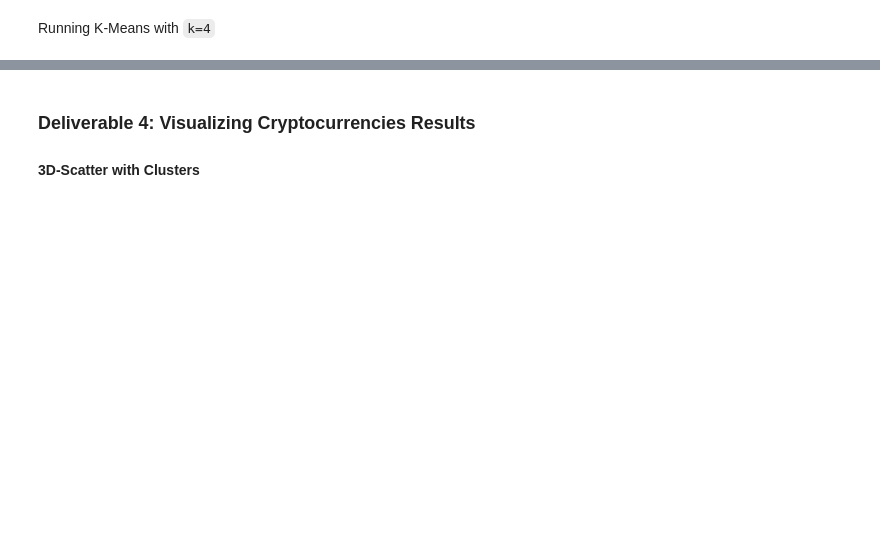
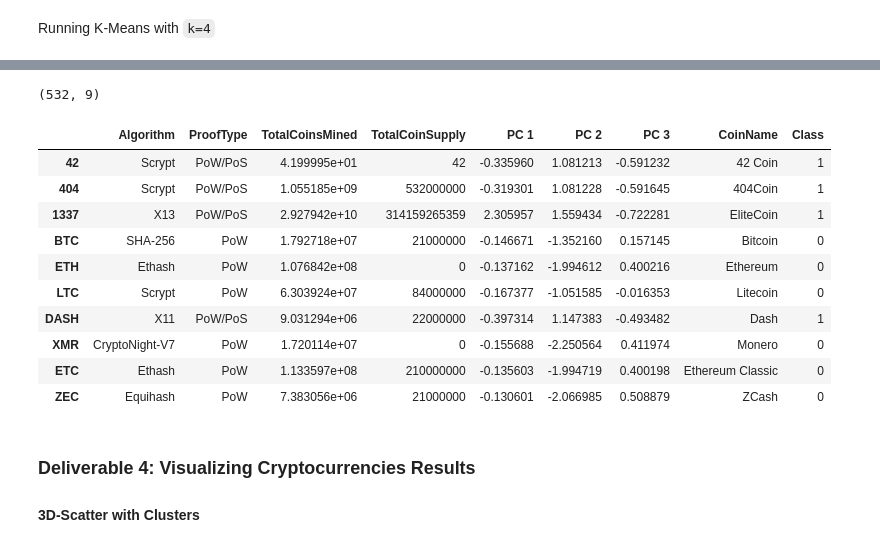
Before and after one commit to kermitbravo/Cryptocurrencies, a Jupyter notebook: crypto_clustering.ipynb, the cells around one changed output, grey strips where cells are left out. Drawn from its saved outputs; the diff is of its cells as text; code cells hidden in the pictures; blank space fills up the shorter version.

```diff
--- a/crypto_clustering.ipynb
+++ b/crypto_clustering.ipynb
@@ -175,0 +173,14 @@ pcs_df.head()
+# %%
+# Create an elbow curve to find the best value for K.
+# YOUR CODE HERE
+inertia = []
+k = list(range(1, 11))
+for i in k:
+    km = KMeans(n_clusters=i, random_state=0)
+    km.fit(pcs_df)
+    inertia.append(km.inertia_)
+
+# Define a DataFrame to plot the Elbow Curve using hvPlot
+elbow_data = {"k": k, "inertia": inertia}
+df_elbow = pd.DataFrame(elbow_data)
+df_elbow.hvplot.line(x="k", y="inertia", title="Elbow Curve", xticks=k)
@@ -178,9 +191,12 @@ Running K-Means with `k=4`
 # %%
 # Initialize the K-Means model.
 # YOUR CODE HERE
-
+km = KMeans(n_clusters=4, random_state=0)
 # Fit the model
 # YOUR CODE HERE
-
+km.fit(pcs_df)
 # Predict clusters
 # YOUR CODE HERE
+# Predict clusters
+predictions = km.predict(pcs_df)
+predictions
@@ -187,17 +221,30 @@ Running K-Means with `k=4`
 # %%
 # Create a new DataFrame including predicted clusters and cryptocurrencies features.
 # Concatentate the crypto_df and pcs_df DataFrames on the same columns.
 # YOUR CODE HERE
-
+clustered_df = pd.concat([df_cryptos, pcs_df], axis = 1)
 #  Add a new column, "CoinName" to the clustered_df DataFrame that holds the names of the cryptocurrencies.
 # YOUR CODE HERE
-
+clustered_df["CoinName"] = df_crypto_name["Name"]
 #  Add a new column, "Class" to the clustered_df DataFrame that holds the predictions.
 # YOUR CODE HERE
-
+clustered_df["Class"] = km.labels_
 # Print the shape of the clustered_df
 print(clustered_df.shape)
 clustered_df.head(10)
+# %% [output]
+(532, 9)
+|  | Algorithm | ProofType | TotalCoinsMined | TotalCoinSupply | PC 1 | PC 2 | PC 3 | CoinName | Class |
+| 42 | Scrypt | PoW/PoS | 4.199995e+01 | 42 | -0.335960 | 1.081213 | -0.591232 | 42 Coin | 1 |
+| 404 | Scrypt | PoW/PoS | 1.055185e+09 | 532000000 | -0.319301 | 1.081228 | -0.591645 | 404Coin | 1 |
+| 1337 | X13 | PoW/PoS | 2.927942e+10 | 314159265359 | 2.305957 | 1.559434 | -0.722281 | EliteCoin | 1 |
+| BTC | SHA-256 | PoW | 1.792718e+07 | 21000000 | -0.146671 | -1.352160 | 0.157145 | Bitcoin | 0 |
+| ETH | Ethash | PoW | 1.076842e+08 | 0 | -0.137162 | -1.994612 | 0.400216 | Ethereum | 0 |
+| LTC | Scrypt | PoW | 6.303924e+07 | 84000000 | -0.167377 | -1.051585 | -0.016353 | Litecoin | 0 |
+| DASH | X11 | PoW/PoS | 9.031294e+06 | 22000000 | -0.397314 | 1.147383 | -0.493482 | Dash | 1 |
+| XMR | CryptoNight-V7 | PoW | 1.720114e+07 | 0 | -0.155688 | -2.250564 | 0.411974 | Monero | 0 |
+| ETC | Ethash | PoW | 1.133597e+08 | 210000000 | -0.135603 | -1.994719 | 0.400198 | Ethereum Classic | 0 |
+| ZEC | Equihash | PoW | 7.383056e+06 | 21000000 | -0.130601 | -2.066985 | 0.508879 | ZCash | 0 |
 # %% [markdown]
 ### Deliverable 4: Visualizing Cryptocurrencies Results
 
```
Also changed, not shown: parts of 10 cells of this notebook.
